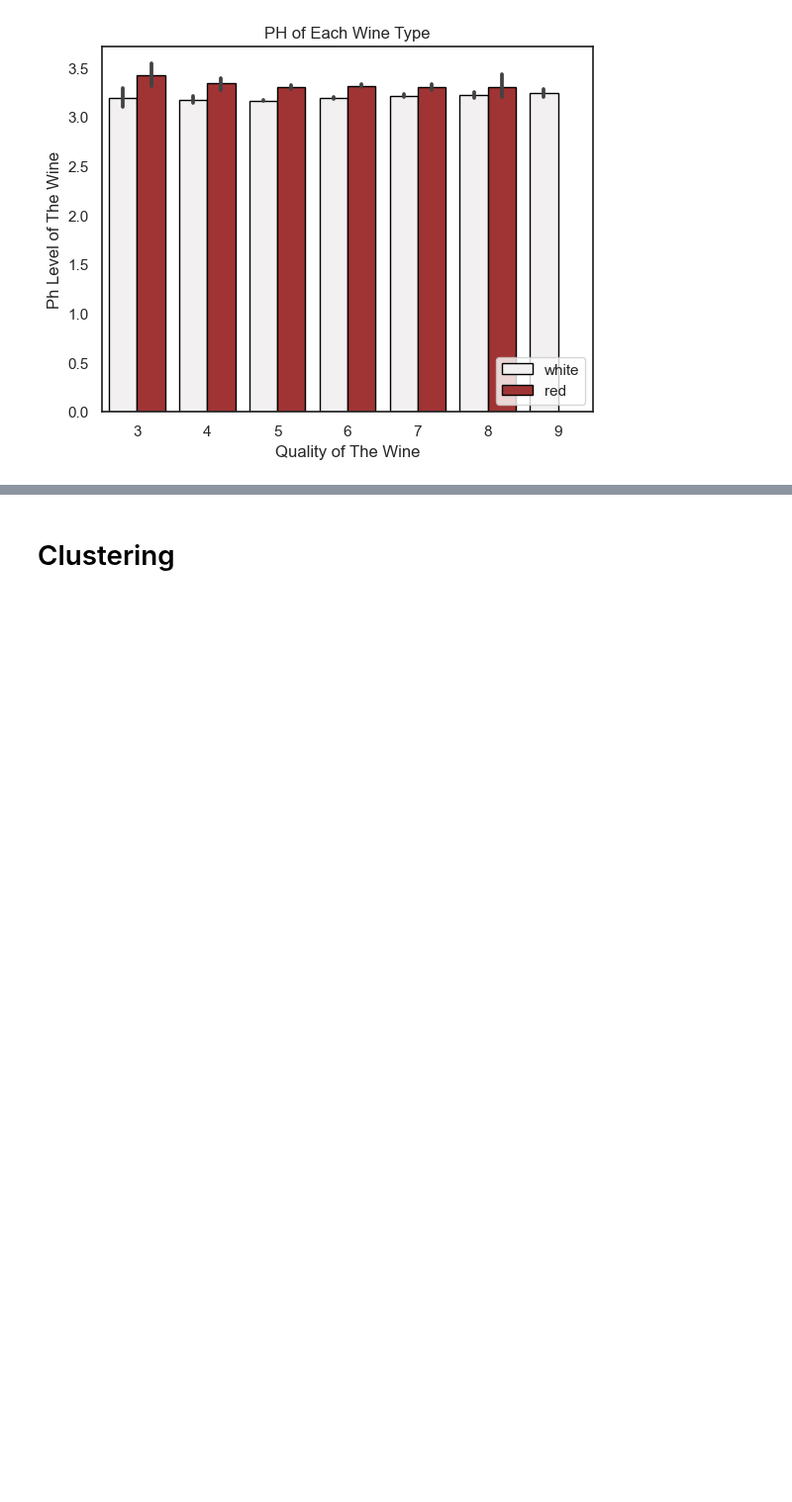
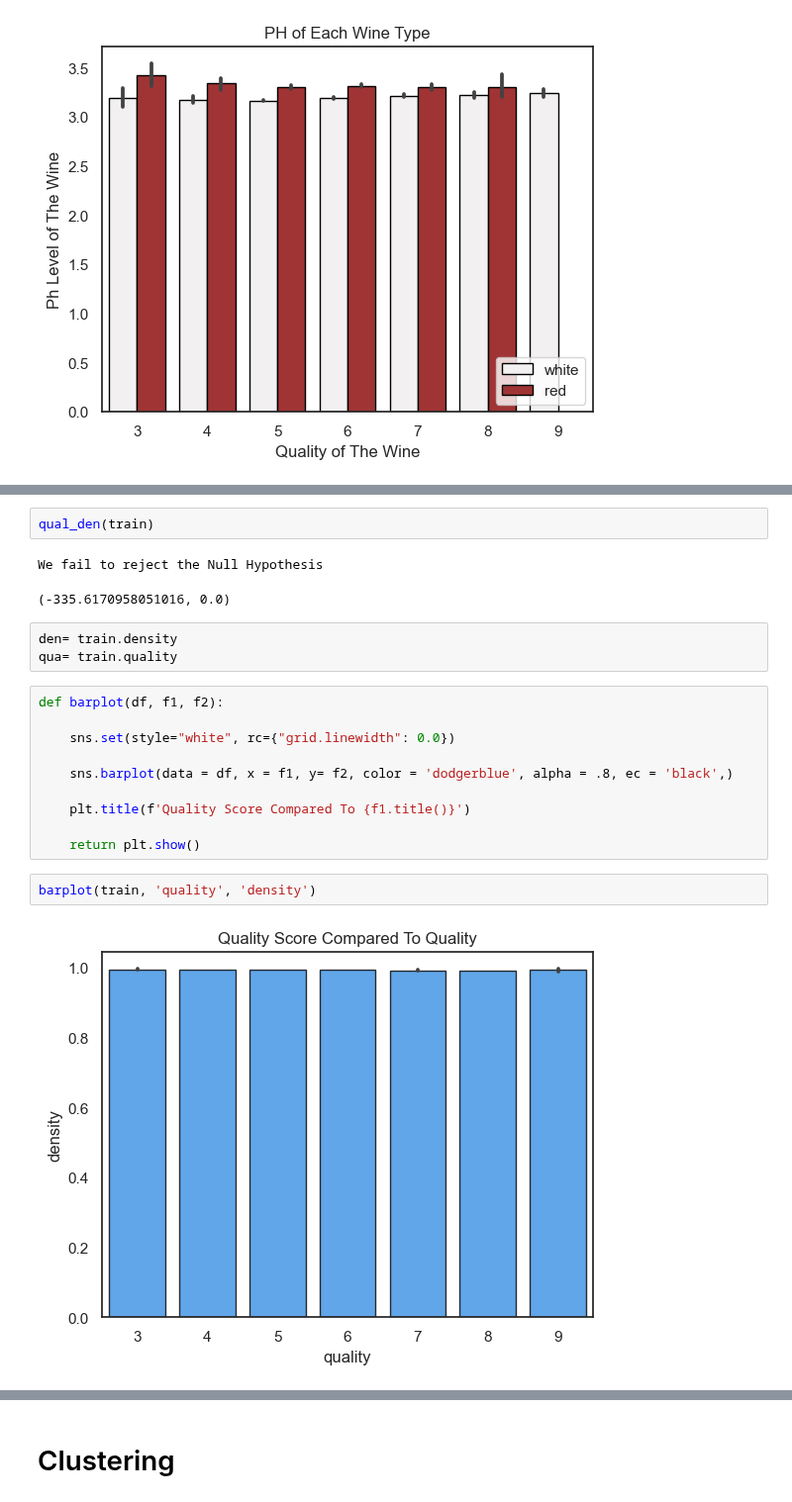
Before and after one commit to wine-clustering-project/wine-cluster, a Jupyter notebook: E_workbook.ipynb, the cells around one changed output, grey strips where cells are left out. Shown at 99% size. Saved outputs shown, nothing was run; the diff lists cells and outputs as text; blank space fills up the shorter version.

```diff
--- a/E_workbook.ipynb
+++ b/E_workbook.ipynb
@@ -194,0 +225,22 @@ We fail to reject $H_{0}$
+# %%
+qual_den(train)
+# %% [output]
+We fail to reject the Null Hypothesis
+(-335.6170958051016, 0.0)
+# %%
+den= train.density
+qua= train.quality
+# %%
+def barplot(df, f1, f2):
+
+    sns.set(style="white", rc={"grid.linewidth": 0.0})
+
+    sns.barplot(data = df, x = f1, y= f2, color = 'dodgerblue', alpha = .8, ec = 'black',)
+
+    plt.title(f'Quality Score Compared To {f1.title()}')
+
+    return plt.show()
+# %%
+barplot(train, 'quality', 'density')
+# %% [output]
+[figure, added]
```
Also changed, not shown: parts of 16 cells of this notebook, 1 other file.
